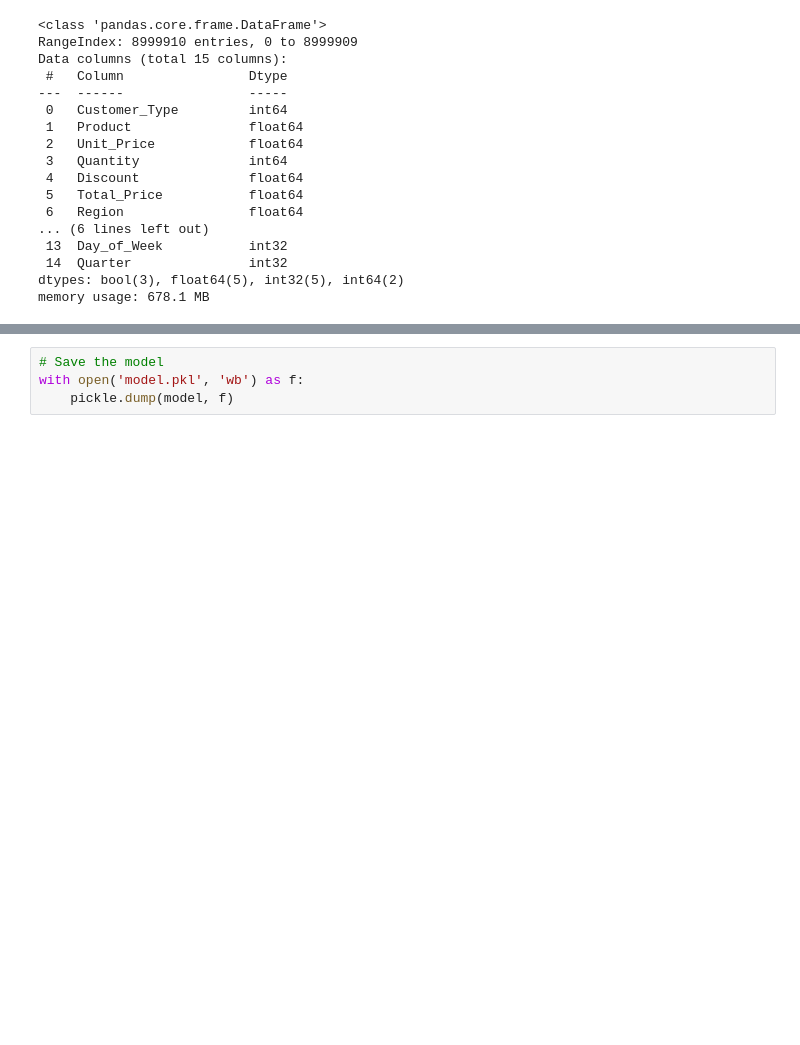
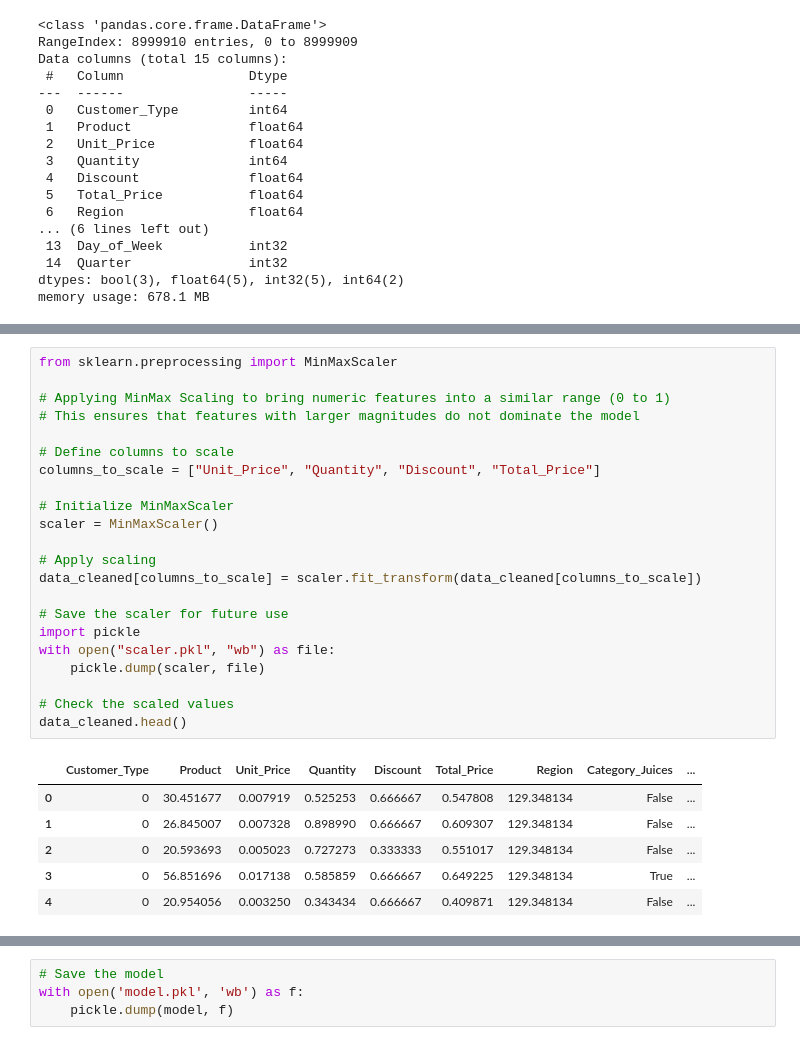
Before and after one commit to sythe95/BeveragePricePrediction, a Jupyter notebook: cleaning_and_training.ipynb, the cells around one changed output, grey strips where cells are left out. Cells and saved outputs as stored; diff of their text form; blank space fills up the shorter version.

```diff
--- a/cleaning_and_training.ipynb
+++ b/cleaning_and_training.ipynb
@@ -173,3 +187,32 @@ data_cleaned = data_cleaned[data_cleaned['Total_Price'] < data_cleaned['Total_Pr
+# %%
+from sklearn.preprocessing import MinMaxScaler
+
+# Applying MinMax Scaling to bring numeric features into a similar range (0 to 1)
+# This ensures that features with larger magnitudes do not dominate the model
+
+# Define columns to scale
+columns_to_scale = ["Unit_Price", "Quantity", "Discount", "Total_Price"]
+
+# Initialize MinMaxScaler
+scaler = MinMaxScaler()
+
+# Apply scaling
+data_cleaned[columns_to_scale] = scaler.fit_transform(data_cleaned[columns_to_scale])
+
+# Save the scaler for future use
+import pickle
+with open("scaler.pkl", "wb") as file:
+    pickle.dump(scaler, file)
+
+# Check the scaled values
+data_cleaned.head()
+# %% [output]
+|  | Customer_Type | Product | Unit_Price | Quantity | Discount | Total_Price | Region | Category_Juices | ... |
+| 0 | 0 | 30.451677 | 0.007919 | 0.525253 | 0.666667 | 0.547808 | 129.348134 | False | ... |
+| 1 | 0 | 26.845007 | 0.007328 | 0.898990 | 0.666667 | 0.609307 | 129.348134 | False | ... |
+| 2 | 0 | 20.593693 | 0.005023 | 0.727273 | 0.333333 | 0.551017 | 129.348134 | False | ... |
+| 3 | 0 | 56.851696 | 0.017138 | 0.585859 | 0.666667 | 0.649225 | 129.348134 | True | ... |
+| 4 | 0 | 20.954056 | 0.003250 | 0.343434 | 0.666667 | 0.409871 | 129.348134 | False | ... |
 # %%
 # Let's split the data into train and test
 X = data_cleaned.drop(columns=['Total_Price']) # Features
```
Also changed, not shown: parts of 14 cells of this notebook, 3 other files.
